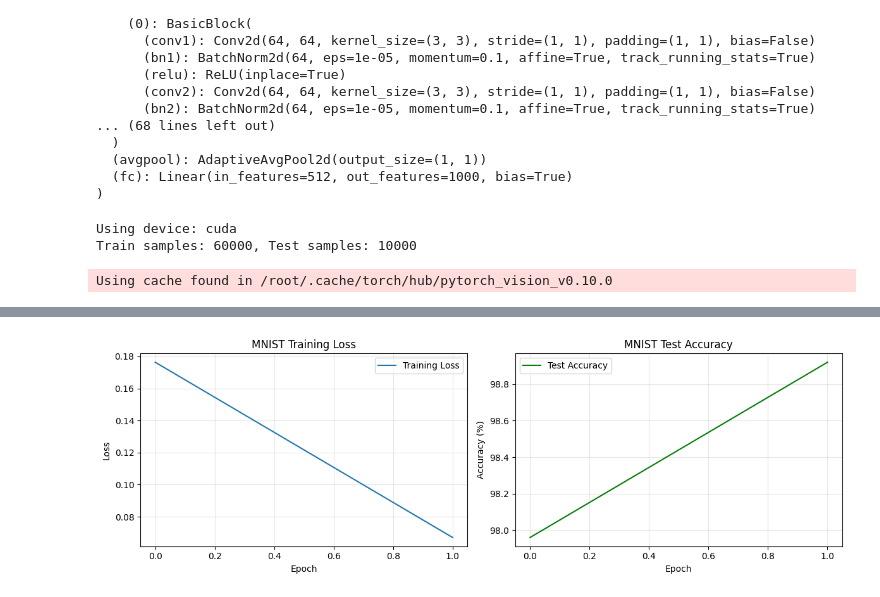
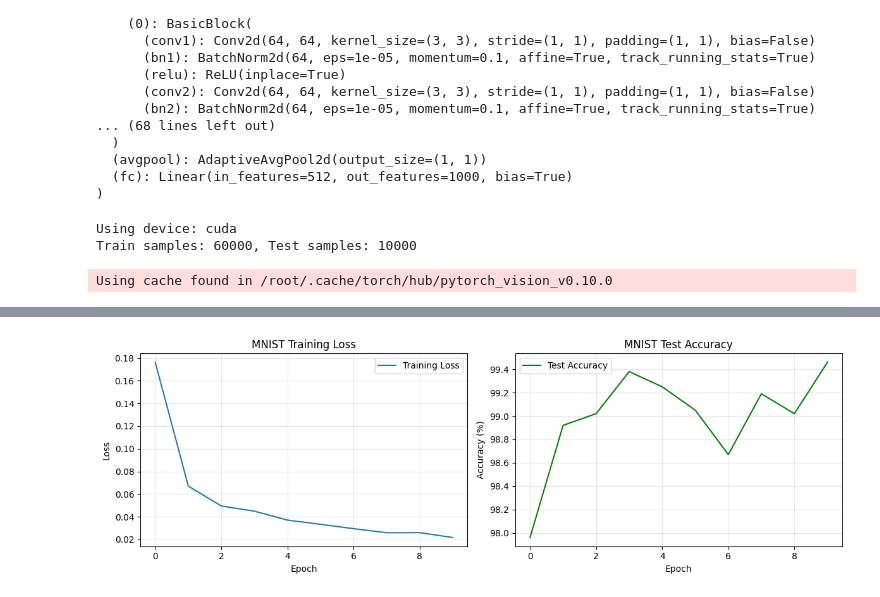
Before and after one commit to seonghapark/FIMM, a Jupyter notebook: test1_copy.ipynb, the cells around one changed output, grey strips where cells are left out. Saved outputs shown, nothing was run; the diff lists cells and outputs as text; code cells hidden in the pictures.

```diff
--- a/test1_copy.ipynb
+++ b/test1_copy.ipynb
@@ -671,8 +671,7 @@ train_losses = []
 test_accuracies = []
 
 print("Starting MNIST Training...")
-# for epoch in range(EPOCHS):
-for epoch in range(2):
+for epoch in range(EPOCHS):
     model.train()
     epoch_loss = 0
     for batch_idx, (data, target) in enumerate(train_loader):
@@ -755,5 +754,5 @@ Final Test Accuracy: 98.92%
 Training plots saved as 'mnist_training.png'
-[figure, old version]
+[figure, new version]
 # %%
 import torch
 import torch.nn as nn
```
Also changed, not shown: parts of 2 cells of this notebook.
